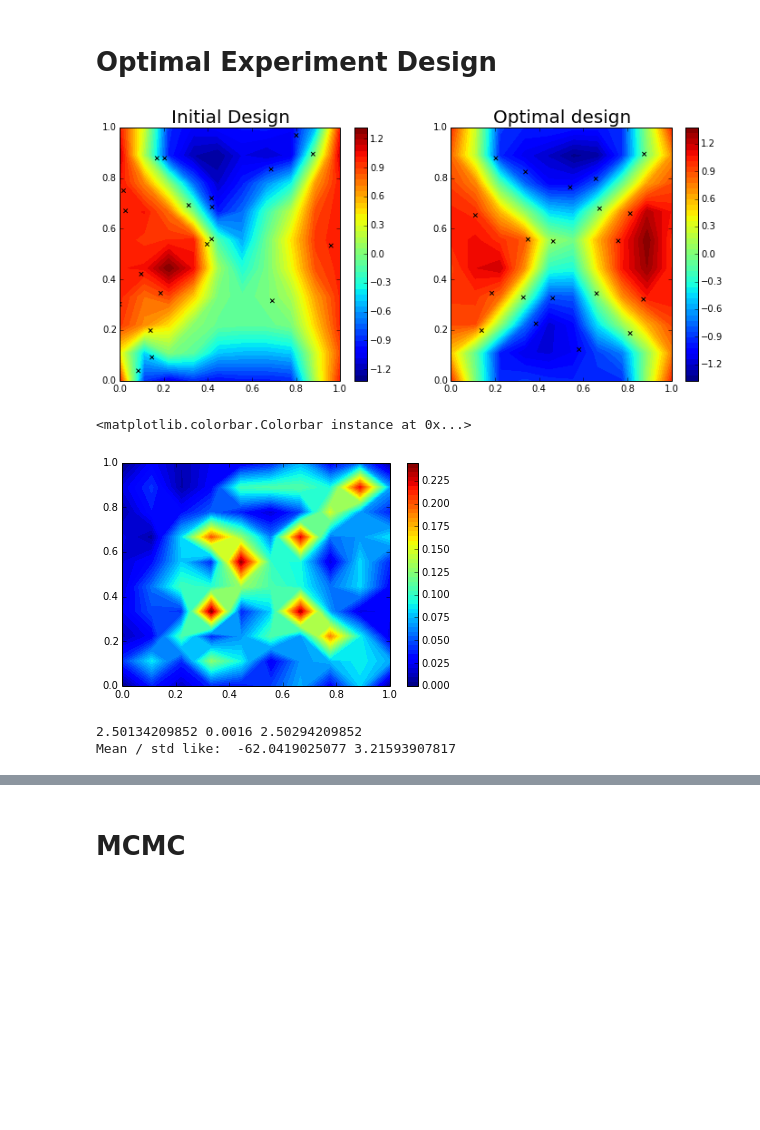
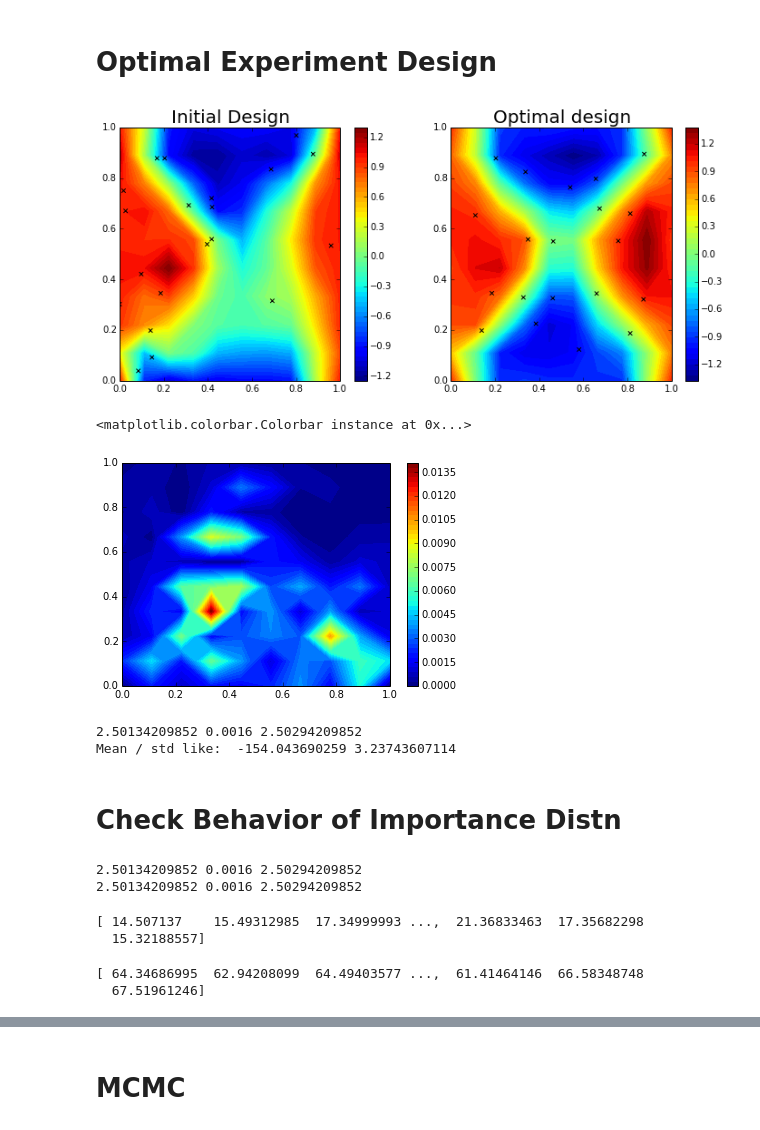
Before and after one commit to jcockayne/bayesian_pdes, a Jupyter notebook: notebooks/Allen-Cahn.ipynb, the cells around one changed output, grey strips where cells are left out. Saved outputs shown, nothing was run; the diff lists cells and outputs as text; code cells hidden in the pictures; blank space fills up the shorter version.

Commit message:
Added some diagnostics for the importance distn

```diff
--- a/notebooks/Allen-Cahn.ipynb
+++ b/notebooks/Allen-Cahn.ipynb
@@ -262,7 +259,9 @@ from scipy.spatial import distance
 z_length_scale = init_ls
 # TODO: update after initial design
 kern_mat = np.exp(-distance.cdist(initial_design, initial_design) / (2*z_length_scale**2))
-#z_dist = scipy.stats.multivariate_normal(np.zeros(collocate_interior.shape[0]), kern_mat)
+
+z_rho = 1e-4
+z_dist = scipy.stats.multivariate_normal(np.zeros(kern_mat.shape[0]), z_rho**2*kern_mat)
 # %%
 x_1, x_2, y_1, y_2 = sp.symbols('x_1 x_2 y_1 y_2')
 sigma = sp.symbols('sigma')
@@ -273,20 +272,12 @@ allen_cahn_system_factory = allen_cahn.AllenCahnFactory(k_sqexp, [x_1, x_2], [y_
 test_x, test_y = np.mgrid[0:1:10j, 0:1:10j]
 test = np.column_stack([test_x.ravel(), test_y.ravel()])
 # %%
-def sample_forward_posterior(delta, solutions, length_scale, z_rho, n_samples, interior_design, mixture, test_pts):
+def sample_forward_posterior(delta, solutions, length_scale, importance_dist, n_samples, interior_design, mixture, test_pts):
     op_cache = allen_cahn_system_factory.get_operator_system(delta, use_cache=(not sample_ls))
     ops = op_cache.operators
     ops_bar = op_cache.operators_bar
 
     z = compute_latent(interior_design, delta, solutions)
-    #dist = scipy.stats.multivariate_normal(np.zeros_like(z[:, mixture_ix], rho)
-    #dist = scipy.stats.norm(0, rho)
-
-
-    #z_dist = scipy.stats.multivariate_normal(np.zeros(collocate_interior.shape[0]), rho)
-    z_dist = scipy.stats.multivariate_normal(np.zeros(interior_design.shape[0]), z_rho**2*kern_mat)
-    #z_dist = scipy.stats.norm(0, z_rho)
-    estimates = np.empty(n_samples)
 
     obs = [
         (interior_design, None),
@@ -299,10 +290,9 @@ def sample_forward_posterior(delta, solutions, length_scale, z_rho, n_samples, i
     dot_with_rhs, cov = posterior.no_obs_posterior(test_pts)
     mean = np.zeros((n_samples, test_pts.shape[0]))
 
-    all_rvs = z_dist.rvs(n_samples)
-    probas = z_dist.logpdf(all_rvs)
+    all_rvs = importance_dist.rvs(n_samples)
+    probas = importance_dist.logpdf(all_rvs)
     for i in xrange(n_samples):
-        # equal weighting for solutions
         rv = all_rvs[i]
         z_star = z[:, mixture] + rv
         rhs = np.concatenate([z_star, cube_root(-delta*z_star), boundary_obs])
@@ -310,7 +300,7 @@ def sample_forward_posterior(delta, solutions, length_scale, z_rho, n_samples, i
         mean[i,:] = mu
     return mean, cov, probas
 # %%
-mean, cov, probas = sample_forward_posterior(0.04, true_solutions, init_ls, 1e-3, 500, initial_design, true_solution_ix, test)
+mean, cov, probas = sample_forward_posterior(0.04, true_solutions, init_ls, z_dist, 500, initial_design, true_solution_ix, test)
 plt.contourf(test_x, test_y, mean.mean(axis=0).reshape(test_x.shape), 50)
 plt.colorbar()
 plt.scatter(initial_design[:,0], initial_design[:,1])
@@ -396,37 +389,49 @@ else:
 collocate_interior = design_points
 kern_mat = np.exp(-distance.cdist(collocate_interior, collocate_interior) / (2*z_length_scale**2))
 # %%
-mean_init, cov_init, _ = sample_forward_posterior(0.04, true_solutions, init_ls, 0.5, 500, initial_design, true_solution_ix, test)
-mean_opt, cov_opt, _ = sample_forward_posterior(0.04, true_solutions, init_ls, 0.5, 500, collocate_interior, true_solution_ix, test)
+mean_init, cov_init, _ = sample_forward_posterior(0.04, true_solutions, init_ls, z_dist, 500, initial_design, true_solution_ix, test)
+mean_opt, cov_opt, _ = sample_forward_posterior(0.04, true_solutions, init_ls, z_dist, 500, collocate_interior, true_solution_ix, test)
 plt.figure(figsize=(12,5))
 plt.subplot(121)
 plt.contourf(test_x, test_y, mean_init.mean(axis=0).reshape(test_x.shape), 50)
 plt.colorbar()
 plt.title('Initial Design', fontsize=20)
 plt.xlim([0,1]); plt.ylim([0,1])
 plt.scatter(initial_design[:,0], initial_design[:,1], marker='x', c='black')
 plt.subplot(122)
 plt.contourf(test_x, test_y, mean_opt.mean(axis=0).reshape(test_x.shape), 50)
 plt.colorbar()
 plt.scatter(collocate_interior[:,0], collocate_interior[:,1], marker='x', c='black')
 plt.title('Optimal design', fontsize=20)
 plt.xlim([0,1]); plt.ylim([0,1])
 plt.savefig('figures/ac_designs_n={}.pdf'.format(n_pts), transparent=True, bbox_inches=0)
 # %% [output]
-[figure, old version]
+[figure, new version]
 # %%
 
 plt.contourf(test_x, test_y, mean_opt.std(axis=0).reshape(test_x.shape), 50)
 plt.colorbar()
 # %% [output]
 <matplotlib.colorbar.Colorbar instance at 0x...>
-[figure, old version]
+[figure, new version]
 # %%
 mean_opt_small = mean_opt
 # %%
 cur_solutions = find_solutions(0.04, 25)
-e = log_p_pn_estimate(true_obs, 0.04, true_solutions, init_ls, noise_variance, 0.01, 1000, true_solution_ix, collocate_interior, debug=True)
+e = log_p_pn_estimate(true_obs, 0.04, true_solutions, init_ls, noise_variance, z_dist, 1000, true_solution_ix, collocate_interior, debug=True)
 print('Mean / std like: ', np.mean(e), np.std(e))
 # %% [output]
 2.50134209852 0.0016 2.50294209852
-Mean / std like:  -62.0419025077 3.21593907817
+Mean / std like:  -154.043690259 3.23743607114
+# %% [markdown]
+# Check Behavior of Importance Distn
+# %%
+rho_1 = 1e-1
+rho_2 = 1e-2
+z_dist_1 = scipy.stats.multivariate_normal(np.zeros(kern_mat.shape[0]), rho_1**2)
+e_1 = log_p_pn_estimate(true_obs, 0.04, true_solutions, init_ls, noise_variance, z_dist_1, 100000, true_solution_ix, collocate_interior, debug=True)
+z_dist_2 = scipy.stats.multivariate_normal(np.zeros(kern_mat.shape[0]), rho_2**2)
+e_2 = log_p_pn_estimate(true_obs, 0.04, true_solutions, init_ls, noise_variance, z_dist_2, 100000, true_solution_ix, collocate_interior, debug=True)
+# %% [output]
+2.50134209852 0.0016 2.50294209852
+2.50134209852 0.0016 2.50294209852
@@ -432,0 +441,10 @@ Mean / std like:  -62.0419025077 3.21593907817
+# %%
+print(d1_prob)
+# %% [output]
+[ 14.507137    15.49312985  17.34999993 ...,  21.36833463  17.35682298
+  15.32188557]
+# %%
+print(d2_prob)
+# %% [output]
+[ 64.34686995  62.94208099  64.49403577 ...,  61.41464146  66.58348748
+  67.51961246]
```
Also changed, not shown: parts of 7 cells of this notebook.
